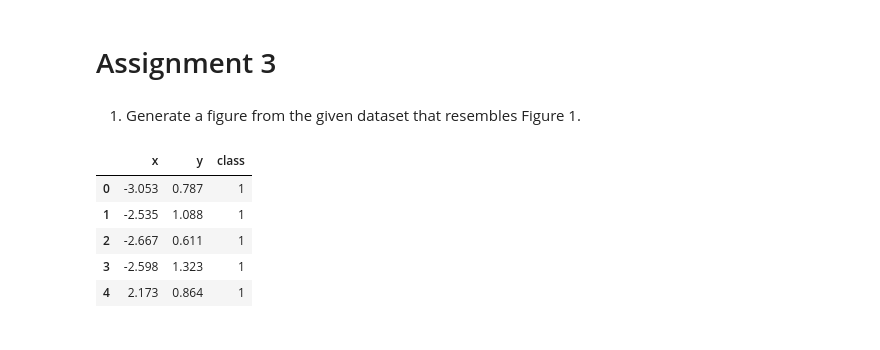
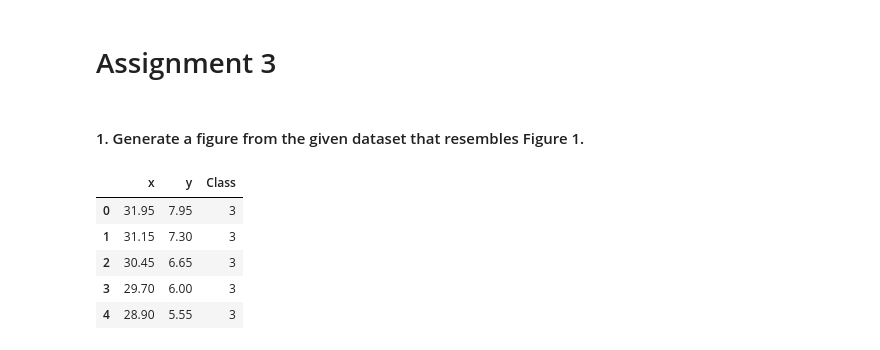
Before and after one commit to natalie2nguyen/ML_Assignment3, a Jupyter notebook: assignment3.ipynb, the cells around one changed output. Drawn from its saved outputs; the diff is of its cells as text; code cells hidden in the pictures.

```diff
--- a/assignment3.ipynb
+++ b/assignment3.ipynb
@@ -1,16 +1,16 @@
 # %% [markdown]
 # Assignment 3
 # %% [markdown]
-1. Generate a figure from the given dataset that resembles Figure 1.
+#### 1. Generate a figure from the given dataset that resembles Figure 1.
 # %%
 import pandas as pd
 
-df = pd.read_csv("3MC.csv")
+df = pd.read_csv("spiral-dataset.csv", delimiter='\t',header=None,names=['x','y','Class'])
 df.head()
 # %% [output]
-|  | x | y | class |
-| 0 | -3.053 | 0.787 | 1 |
-| 1 | -2.535 | 1.088 | 1 |
-| 2 | -2.667 | 0.611 | 1 |
-| 3 | -2.598 | 1.323 | 1 |
-| 4 | 2.173 | 0.864 | 1 |
+|  | x | y | Class |
+| 0 | 31.95 | 7.95 | 3 |
+| 1 | 31.15 | 7.30 | 3 |
+| 2 | 30.45 | 6.65 | 3 |
+| 3 | 29.70 | 6.00 | 3 |
+| 4 | 28.90 | 5.55 | 3 |
```
Also changed, not shown: parts of 8 cells of this notebook, 2 other files.
